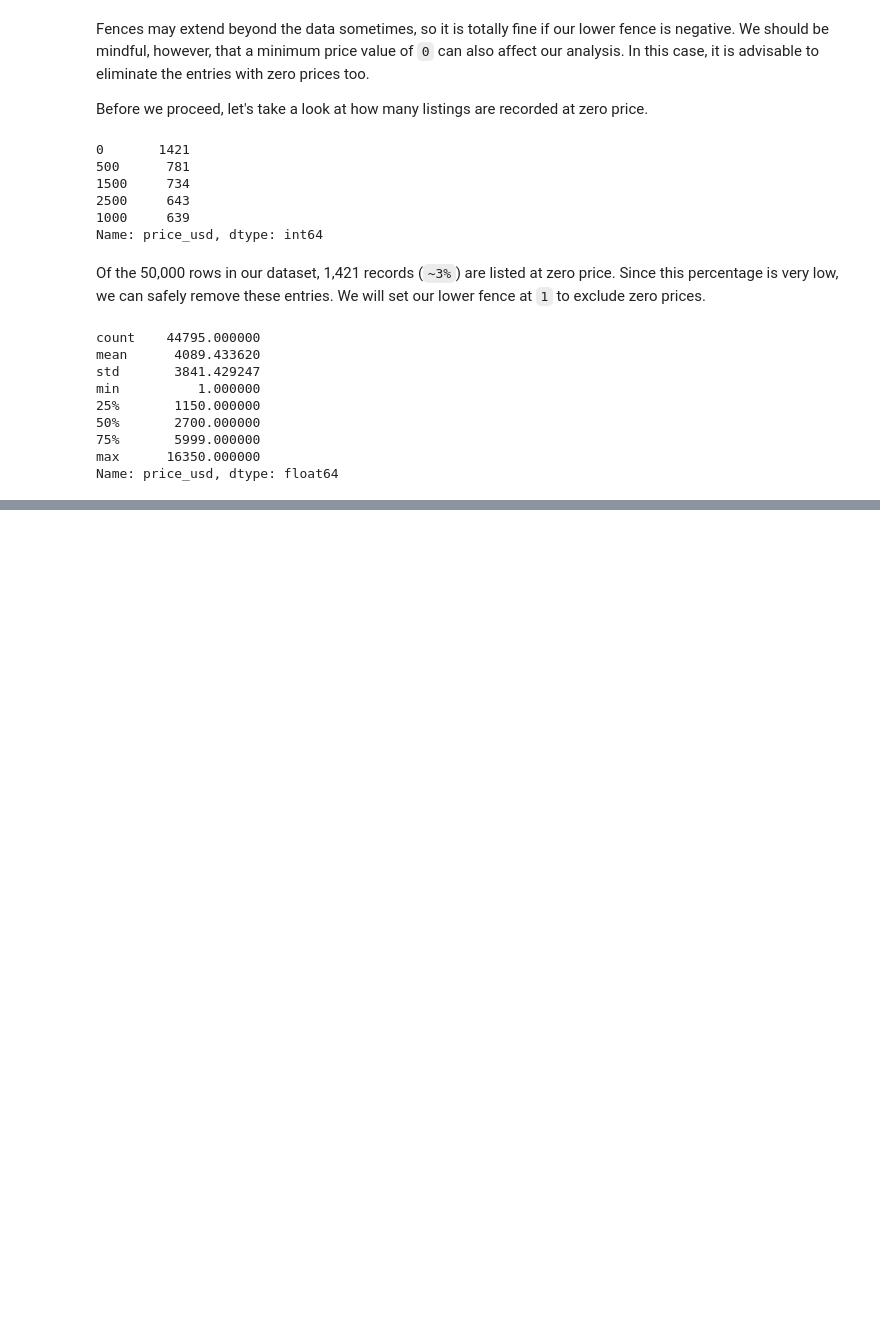
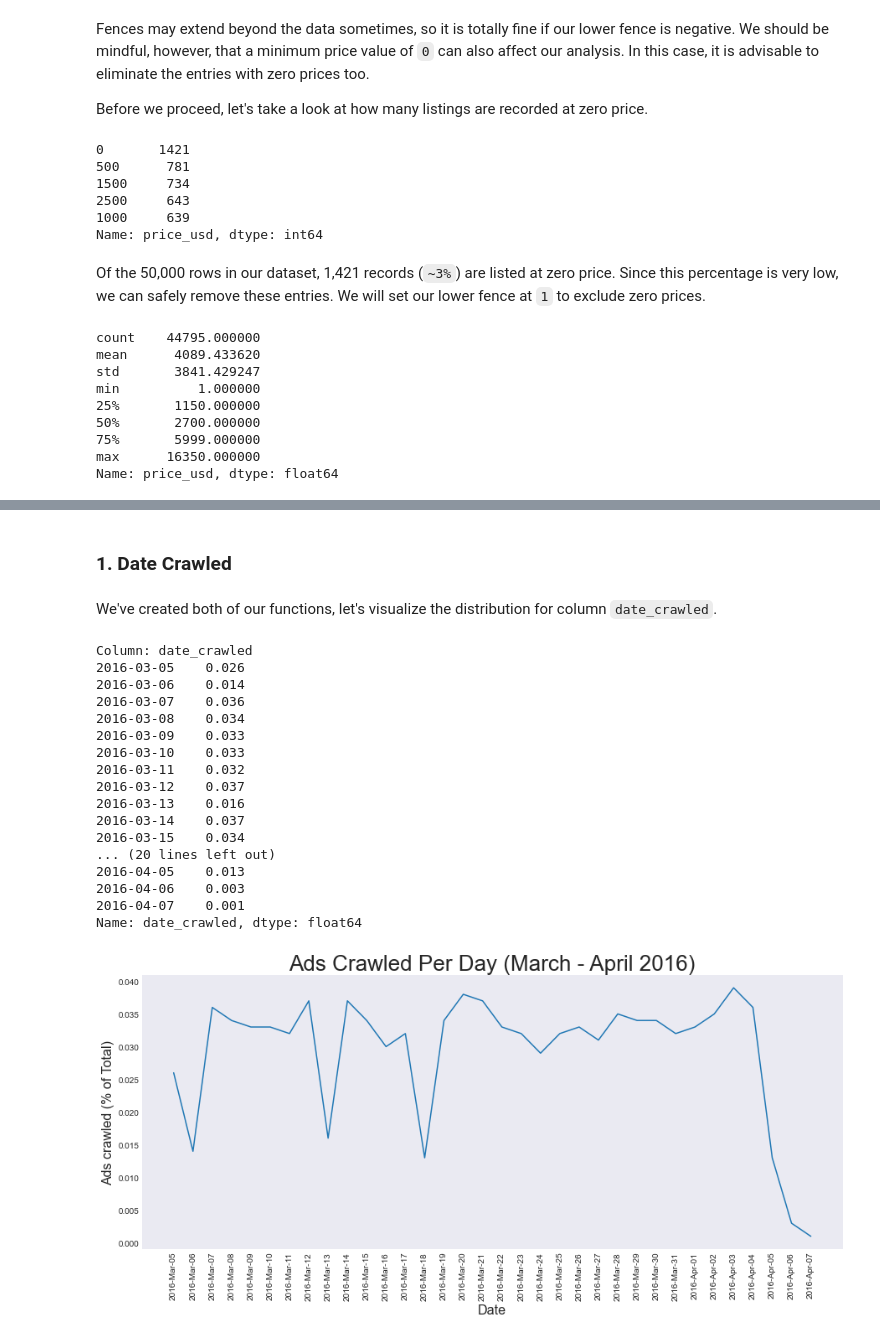
Before and after one commit to MuhammadAwon/datascience-projects, a Jupyter notebook: Guided-Projects/exploring-ebay-car-sales/exploring-ebay-car-sales.ipynb, the cells around one changed output, grey strips where cells are left out. Cells and saved outputs as stored; diff of their text form; code cells hidden in the pictures; blank space fills up the shorter version.

```diff
--- a/Guided-Projects/exploring-ebay-car-sales/exploring-ebay-car-sales.ipynb
+++ b/Guided-Projects/exploring-ebay-car-sales/exploring-ebay-car-sales.ipynb
@@ -461,0 +507,2 @@ Lets now explore the data columns to understand the data range our data covers.
+# %% [markdown]
+### 1. Date Crawled
@@ -461,0 +529,47 @@ Lets now explore the data columns to understand the data range our data covers.
+# %%
+def display_dist(df, col, title='Ads Crawled Per Day (March - April 2016)'):
+    '''Displays column distribuion'''
+    # Figure settings
+    plt.style.use('seaborn-dark')
+    plt.figure(figsize=(15,6))
+
+    # Call calculate_dist function
+    dist_percent, dist_index, dist_values = calculate_dist(df, col)
+
+    # Create line plot
+    sns.lineplot(x=dist_index, y=dist_values, data=dist_percent)
+    plt.xlabel("Date", fontsize=16)
+    plt.ylabel("Ads crawled (% of Total)", fontsize=16)
+    plt.xticks(rotation=90)
+    plt.title(title, fontsize=26)
+
+    # Statement to make annotion when using 'ad_created' column
+    if col != 'ad_created':
+        plt.show()
+    else:
+        plt.annotate(text='March 5', xy=('Mar-05', 0.02302195), xytext=('Feb-28', 0.026), arrowprops={'arrowstyle': '->'}, size=16, color='red')
+        plt.show()
+# %% [markdown]
+We've created both of our functions, let's visualize the distribution for column `date_crawled`.
+# %%
+# Distribution of 'date_crawled'
+display_dist(df=autos, col='date_crawled')
+# %% [output]
+Column: date_crawled
+2016-03-05    0.026
+2016-03-06    0.014
+2016-03-07    0.036
+2016-03-08    0.034
+2016-03-09    0.033
+2016-03-10    0.033
+2016-03-11    0.032
+2016-03-12    0.037
+2016-03-13    0.016
+2016-03-14    0.037
+2016-03-15    0.034
+... (20 lines left out)
+2016-04-05    0.013
+2016-04-06    0.003
+2016-04-07    0.001
+Name: date_crawled, dtype: float64
+[figure, added]
```
Also changed, not shown: parts of 36 cells of this notebook.
